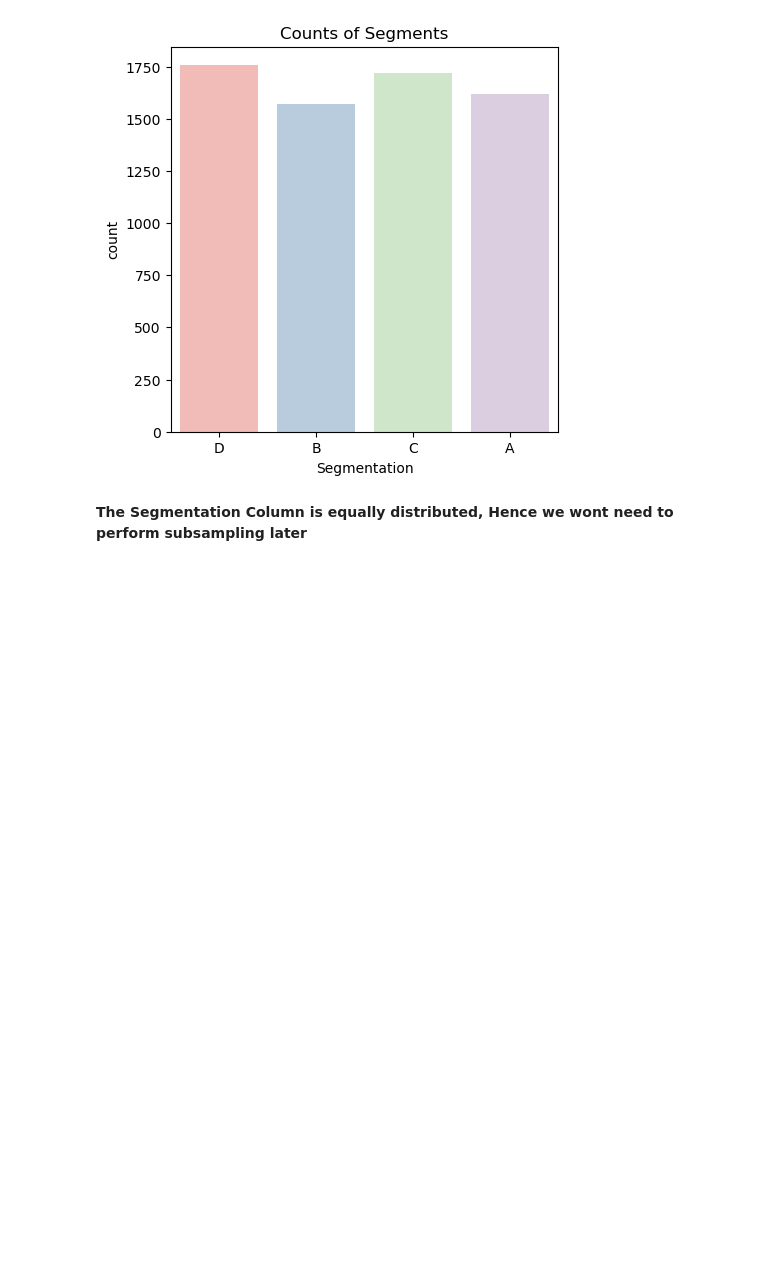
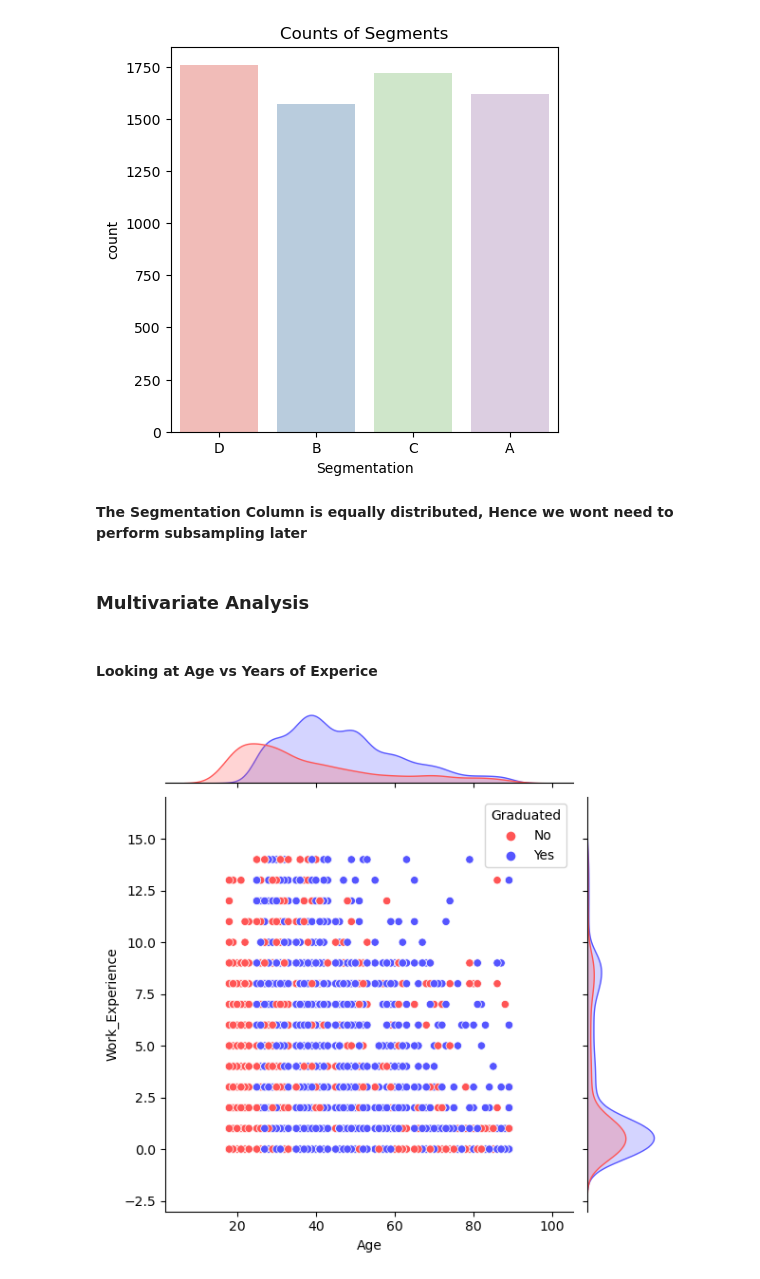
Before and after one commit to Neeraj-Prakash/Customer-Segment-Classification-Multiclass, a Jupyter notebook: 01 - EDA.ipynb, the cells around one changed output. Drawn from its saved outputs; the diff is of its cells as text; code cells hidden in the pictures; blank space fills up the shorter version.

Commit message:
added multivariate analysis and correlation

```diff
--- a/01 - EDA.ipynb
+++ b/01 - EDA.ipynb
@@ -218,3 +249,12 @@ plt.show()
 [figure]
 # %% [markdown]
 **The Segmentation Column is equally distributed, Hence we wont need to perform subsampling later**
+# %% [markdown]
+### Multivariate Analysis
+# %% [markdown]
+#### Looking at Age vs Years of Experice
+# %%
+sns.jointplot(data=pdf, x='Age',y='Work_Experience', hue='Graduated', palette='seismic_r')
+plt.show()
+# %% [output]
+[figure, added]
```
Also changed, not shown: parts of 19 cells of this notebook.
